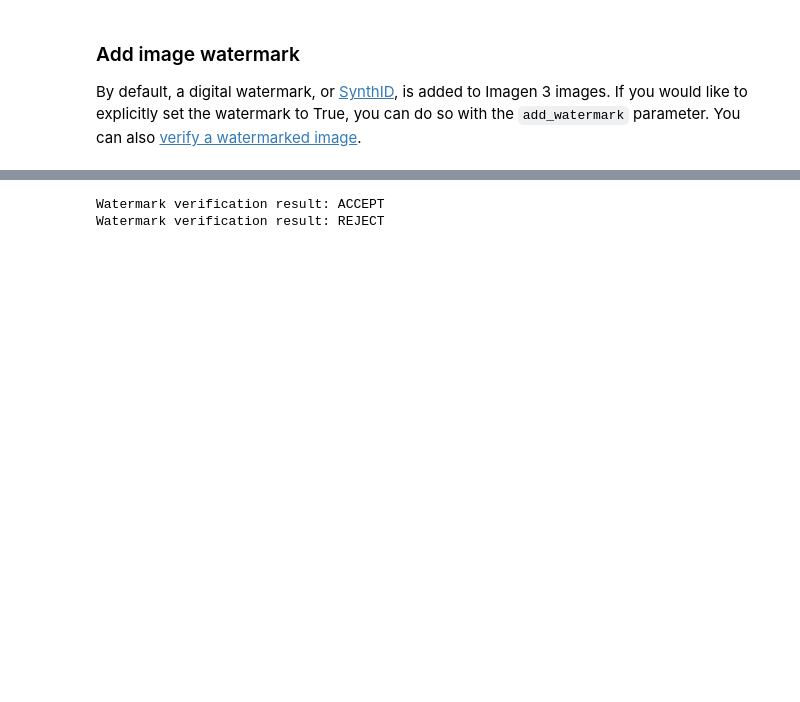
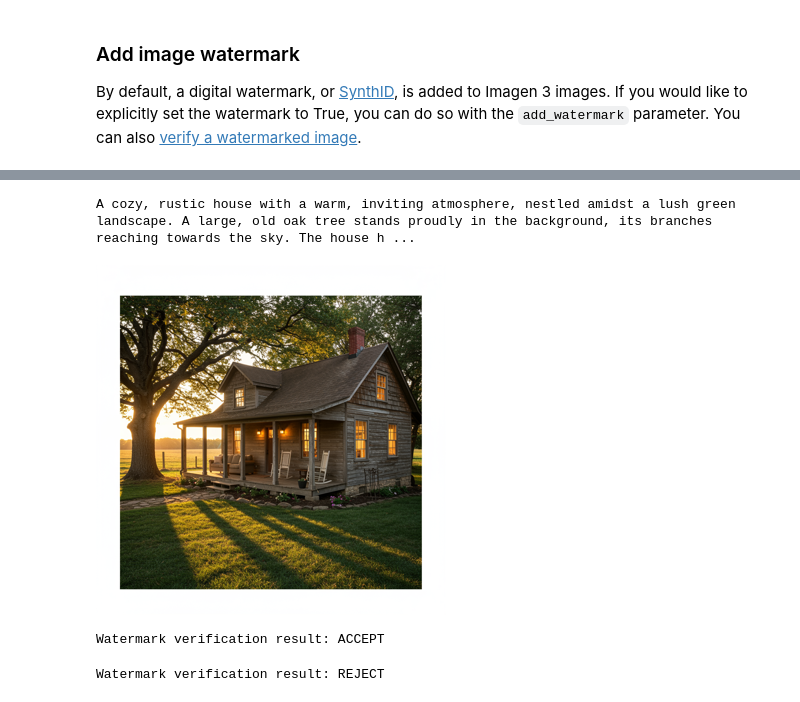
Before and after one commit to jimmyliao/HorusEye, a Jupyter notebook: HorusEye.ipynb, the cells around one changed output, grey strips where cells are left out. Drawn from its saved outputs; the diff is of its cells as text; code cells hidden in the pictures; blank space fills up the shorter version.

```diff
--- a/HorusEye.ipynb
+++ b/HorusEye.ipynb
@@ -343,43 +197,41 @@ No watermark found in image metadata.
+# %%
+# Generate image without watermark
+prompt = """
+a cozzy house with a tree in the background
+"""
+image2 = generate_image(prompt, watermark=False)
+# %% [output]
+A cozy, rustic house with a warm, inviting atmosphere, nestled amidst a lush green landscape. A large, old oak tree stands proudly in the background, its branches reaching towards the sky. The house h ...
+[figure, added]
 # %%
-
 import vertexai
 from vertexai.preview.vision_models import (
     Image,
     WatermarkVerificationModel,
 )
 
-# TODO(developer): Update and un-comment below lines
-PROJECT_ID = "gde-kj"
-# input_file = "input-image.png"
-input_file = "/tmp/generated_image.png"
+def check_watermark(image_path):
+  input_file = image_path
+  vertexai.init(project=PROJECT_ID, location=LOCATION)
 
-vertexai.init(project=PROJECT_ID, location="us-central1")
+  verification_model = WatermarkVerificationModel.from_pretrained(
+    "imageverification@001"
+    )
 
-verification_model = WatermarkVerificationModel.from_pretrained(
-    "imageverification@001"
-)
-image = Image.load_from_file(location=input_file)
+  image = Image.load_from_file(location=input_file)
 
-watermark_verification_response = verification_model.verify_image(image)
+  watermark_verification_response = verification_model.verify_image(image)
 
-print(
-    f"Watermark verification result: {watermark_verification_response.watermark_verification_result}"
-)
-# Example response:
-# Watermark verification result: ACCEPT
-# or "REJECT" if the image does not contain a digital watermark.
-
-# use "/tmp/generated_image2.png" to verify agagin
-image2 = Image.load_from_file(location="/tmp/generated_image2.png")
-
-verification_model = WatermarkVerificationModel.from_pretrained(
-    "imageverification@001"
-)
-watermark_verification_response = verification_model.verify_image(image2)
-
-print(
-    f"Watermark verification result: {watermark_verification_response.watermark_verification_result}"
-)
+  print(
+      f"Watermark verification result: {watermark_verification_response.watermark_verification_result}"
+  )
-# %% [output]
-Watermark verification result: ACCEPT
-Watermark verification result: REJECT
+# %%
+image1 = "./generated_image_watermark.png"
+check_watermark(image1)
+# %% [output]
+Watermark verification result: ACCEPT
+# %%
+image2 = "./generated_image.png"
+check_watermark(image2)
+# %% [output]
+Watermark verification result: REJECT
```
Also changed, not shown: parts of 14 cells of this notebook.
